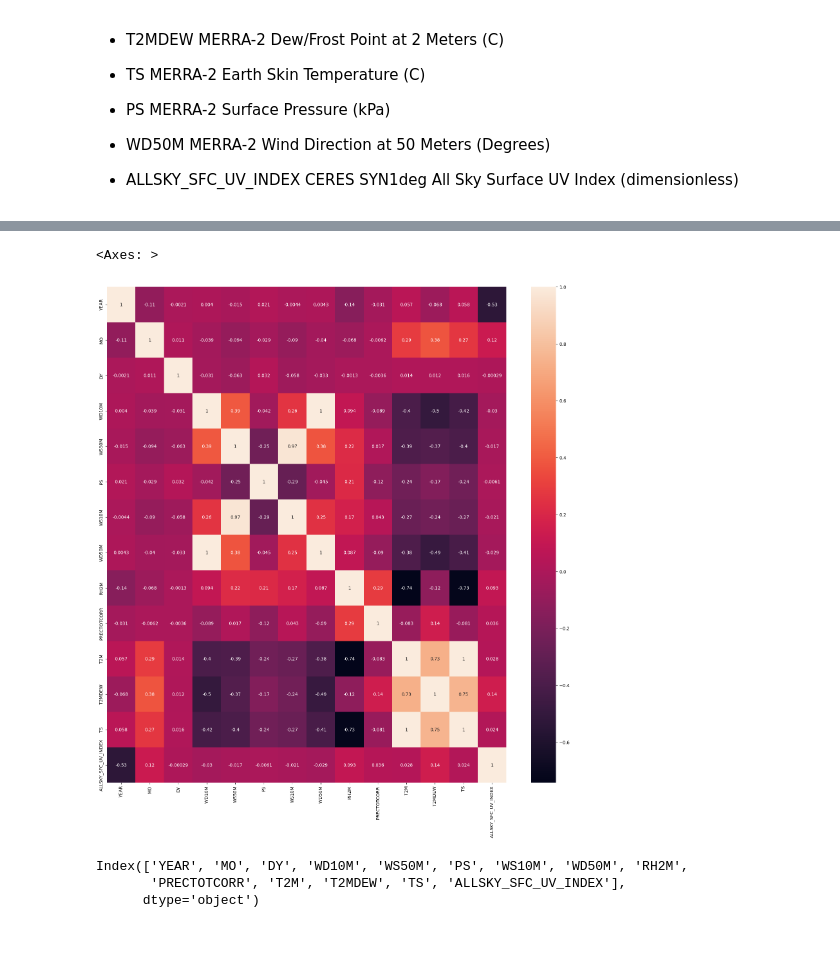
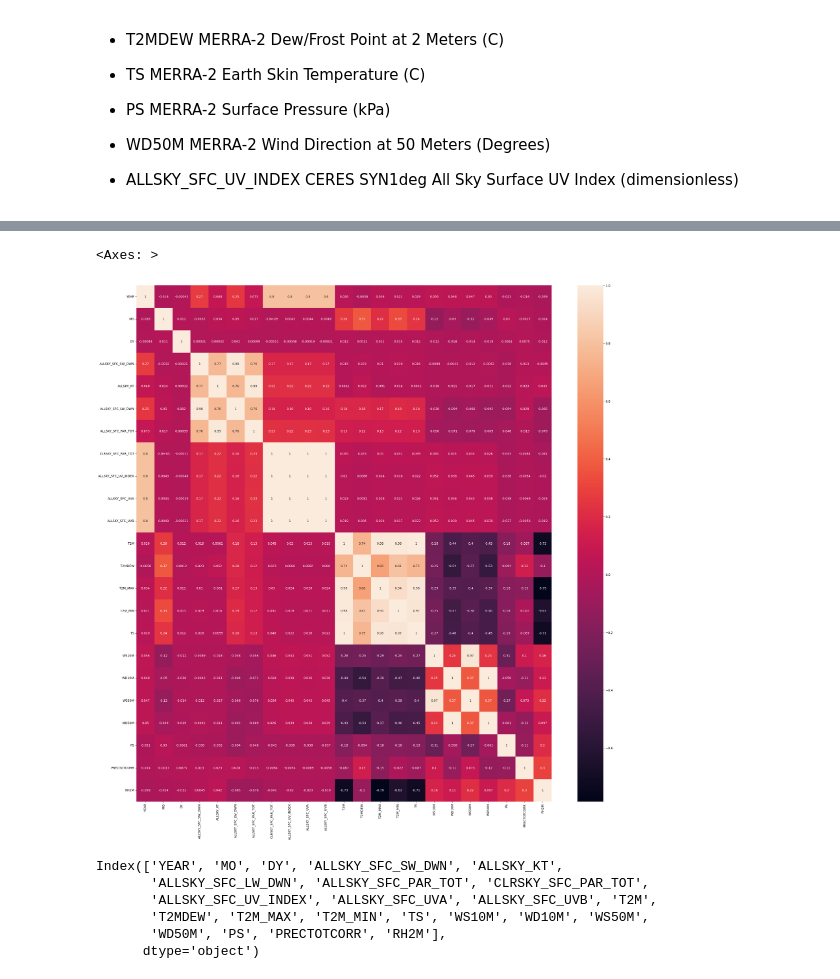
Before and after one commit to ayushtankha/TSP, a Jupyter notebook: TSP.ipynb, the cells around one changed output, grey strips where cells are left out. Drawn from its saved outputs; the diff is of its cells as text; code cells hidden in the pictures; blank space fills up the shorter version.

```diff
--- a/TSP.ipynb
+++ b/TSP.ipynb
@@ -62,5 +62,5 @@ Drive already mounted at /content/drive; to attempt to forcibly remount, call dr
 # %%
-weather_df = pd.read_csv('/content/drive/MyDrive/Telecom/Sidi Bouzid (Tunisia).csv')
+weather_df = pd.read_csv('/content/drive/MyDrive/Telecom/Tunisia Weather All Data.csv')
 # %%
 weather_df.head()
 # %% [output]
@@ -134,15 +139,16 @@ array([[<Axes: title={'center': 'YEAR'}>, <Axes: title={'center': 'MO'}>,
 # %%
 correlations = weather_df.corr()
-f, ax = plt.subplots(figsize = (20,20))
+f, ax = plt.subplots(figsize = (30,30))
 sns.heatmap(correlations, annot = True)
-
-#There seems to be no direct correlations between factors
 # %% [output]
 <Axes: >
-[figure, old version]
+[figure, new version]
 # %%
 weather_df.columns
 # %% [output]
-Index(['YEAR', 'MO', 'DY', 'WD10M', 'WS50M', 'PS', 'WS10M', 'WD50M', 'RH2M',
-       'PRECTOTCORR', 'T2M', 'T2MDEW', 'TS', 'ALLSKY_SFC_UV_INDEX'],
+Index(['YEAR', 'MO', 'DY', 'ALLSKY_SFC_SW_DWN', 'ALLSKY_KT',
+       'ALLSKY_SFC_LW_DWN', 'ALLSKY_SFC_PAR_TOT', 'CLRSKY_SFC_PAR_TOT',
+       'ALLSKY_SFC_UV_INDEX', 'ALLSKY_SFC_UVA', 'ALLSKY_SFC_UVB', 'T2M',
+       'T2MDEW', 'T2M_MAX', 'T2M_MIN', 'TS', 'WS10M', 'WD10M', 'WS50M',
+       'WD50M', 'PS', 'PRECTOTCORR', 'RH2M'],
       dtype='object')
```
Also changed, not shown: parts of 42 cells of this notebook.
